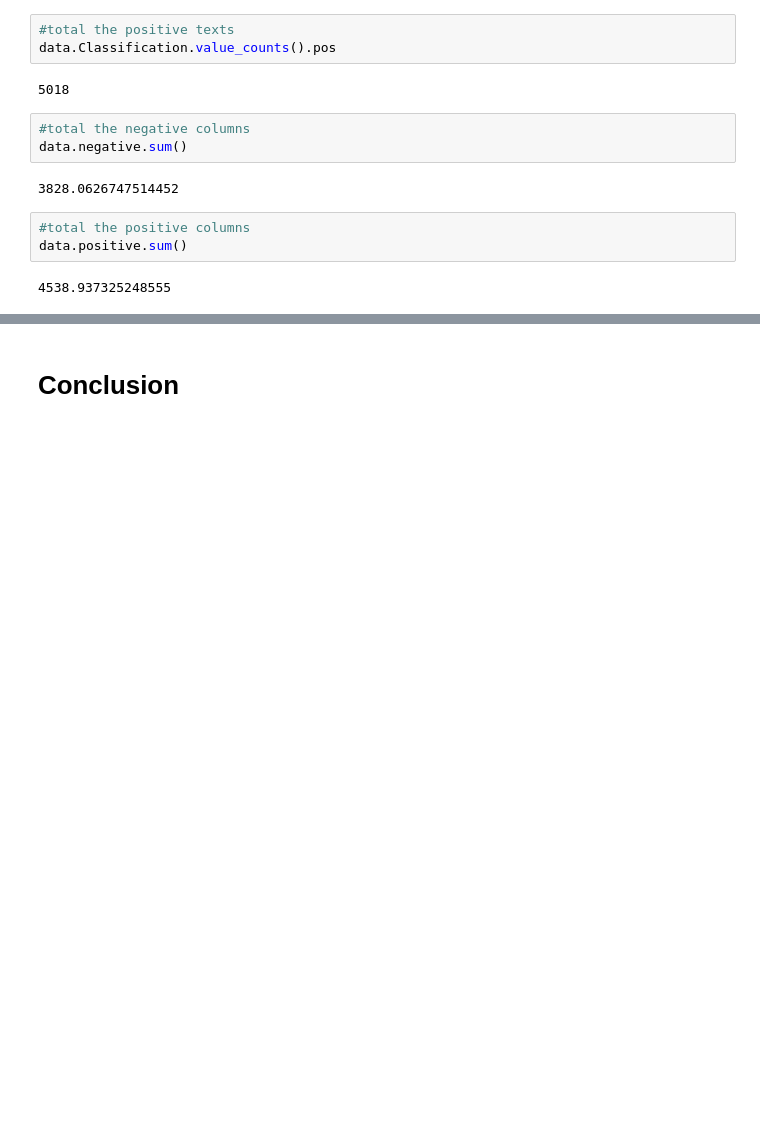
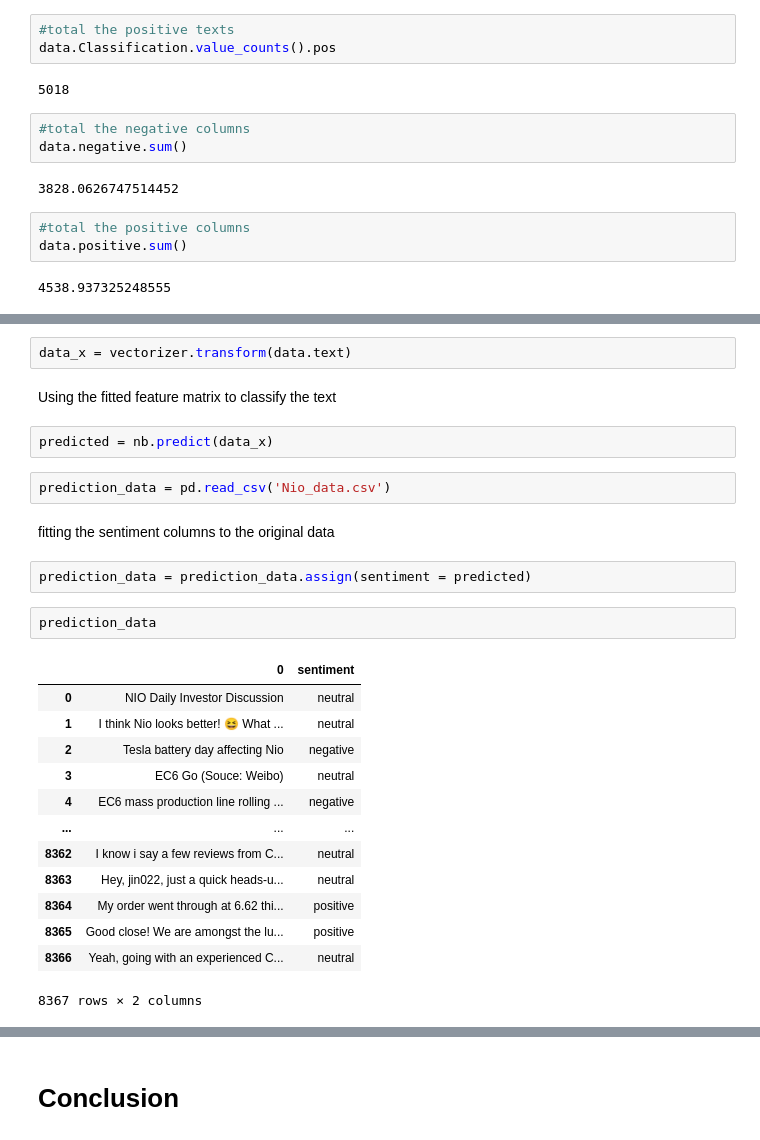
Before and after one commit to steven-pham/DataScience-Phase2, a Jupyter notebook: Business/Business-Case.ipynb, the cells around one changed output, grey strips where cells are left out. Saved outputs shown, nothing was run; the diff lists cells and outputs as text; blank space fills up the shorter version.

```diff
--- a/Business/Business-Case.ipynb
+++ b/Business/Business-Case.ipynb
@@ -257,0 +308,28 @@ data.positive.sum()
+# %%
+data_x = vectorizer.transform(data.text)
+# %% [markdown]
+Using the fitted feature matrix to classify the text
+# %%
+predicted = nb.predict(data_x)
+# %%
+prediction_data = pd.read_csv('Nio_data.csv')
+# %% [markdown]
+fitting the sentiment columns to the original data
+# %%
+prediction_data = prediction_data.assign(sentiment = predicted)
+# %%
+prediction_data
+# %% [output]
+|  | 0 | sentiment |
+| 0 | NIO Daily Investor Discussion | neutral |
+| 1 | I think Nio looks better! 😆 What ... | neutral |
+| 2 | Tesla battery day affecting Nio | negative |
+| 3 | EC6 Go (Souce: Weibo) | neutral |
+| 4 | EC6 mass production line rolling ... | negative |
+| ... | ... | ... |
+| 8362 | I know i say a few reviews from C... | neutral |
+| 8363 | Hey, jin022, just a quick heads-u... | neutral |
+| 8364 | My order went through at 6.62 thi... | positive |
+| 8365 | Good close! We are amongst the lu... | positive |
+| 8366 | Yeah, going with an experienced C... | neutral |
+8367 rows × 2 columns
```
Also changed, not shown: parts of 25 cells of this notebook, 2 other files.
